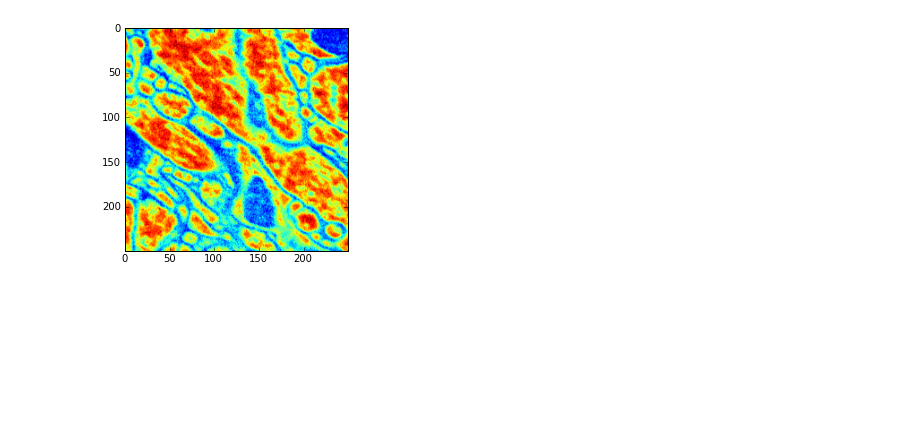
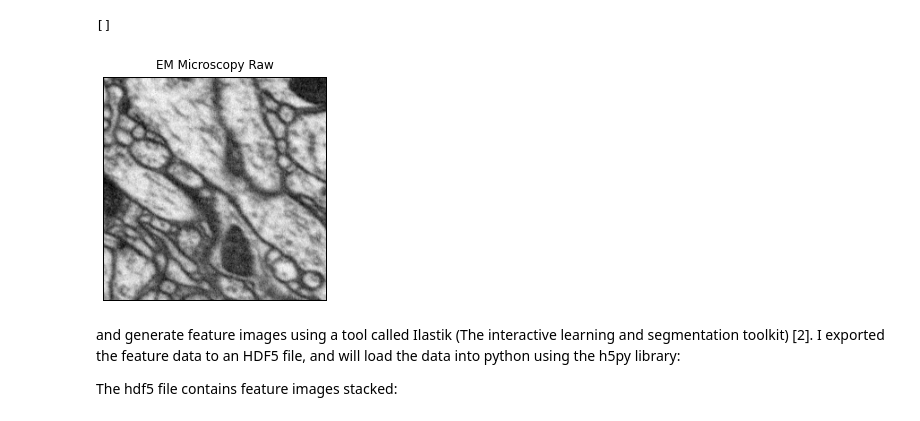
Before and after one commit to JaimeIvanCervantes/ProgrammingPuzzlesExamplesTests, a Jupyter notebook: notebooks/PysparkMLLibRandomForest.ipynb, the cells around one changed output. Saved outputs shown, nothing was run; the diff lists cells and outputs as text; code cells hidden in the pictures; blank space fills up the shorter version.

Commit message:
Added section to load data

```diff
--- a/notebooks/PysparkMLLibRandomForest.ipynb
+++ b/notebooks/PysparkMLLibRandomForest.ipynb
@@ -59,17 +81,32 @@ The data was obtained from the ilastik website [1]
+# %%
+from pyspark.mllib.tree import RandomForest
+from pyspark.mllib.util import MLUtils
+from pyspark.mllib.linalg import Vectors
+from pyspark.mllib.regression import LabeledPoint
+import numpy as np
+import pylab
+import h5py
+
+#Load hdf5 file
+h5file = h5py.File('/root/homework/final/features.h5', 'r')
+features = h5file['data']
+
+# Show raw data (first image in features is the raw slice)
+pylab.imshow(features[:,:,0], cmap=plt.get_cmap('gray'))
+pylab.title('EM Microscopy Raw')
+
+# Hide ticks
+frame = pylab.gca()
+frame.axes.get_xaxis().set_ticks([])
+frame.axes.get_yaxis().set_ticks([])
+# %% [output]
+[]
+[figure, added]
+# %% [markdown]
+and generate feature images using a tool called Ilastik (The interactive learning and segmentation toolkit) [2]. I exported the feature data to an HDF5 file, and will load the data into python using the h5py library:
+
+The hdf5 file contains feature images stacked:
 # %%
-from pyspark.mllib.tree import RandomForest
-from pyspark.mllib.util import MLUtils
-from pyspark.mllib.linalg import Vectors
-from pyspark.mllib.regression import LabeledPoint
-import numpy as np
-import pylab
-import h5py
-
-#Load hdf5 file
-h5file = h5py.File('/root/homework/final/features.h5', 'r')
-features = h5file['data']
-
-pylab.imshow(features[:,:,0])
 
 # Load training data
 trainingData = []
@@ -124,5 +161,3 @@ for i in range(120,152):
 
 # Train random forest
 model = RandomForest.trainClassifier(sc.parallelize(trainingData), numClasses=3, categoricalFeaturesInfo={}, numTrees=3, featureSubsetStrategy="auto", impurity='gini', maxDepth=4, maxBins=32)
-# %% [output]
-[figure, removed]
```
Also changed, not shown: parts of 2 cells of this notebook.
